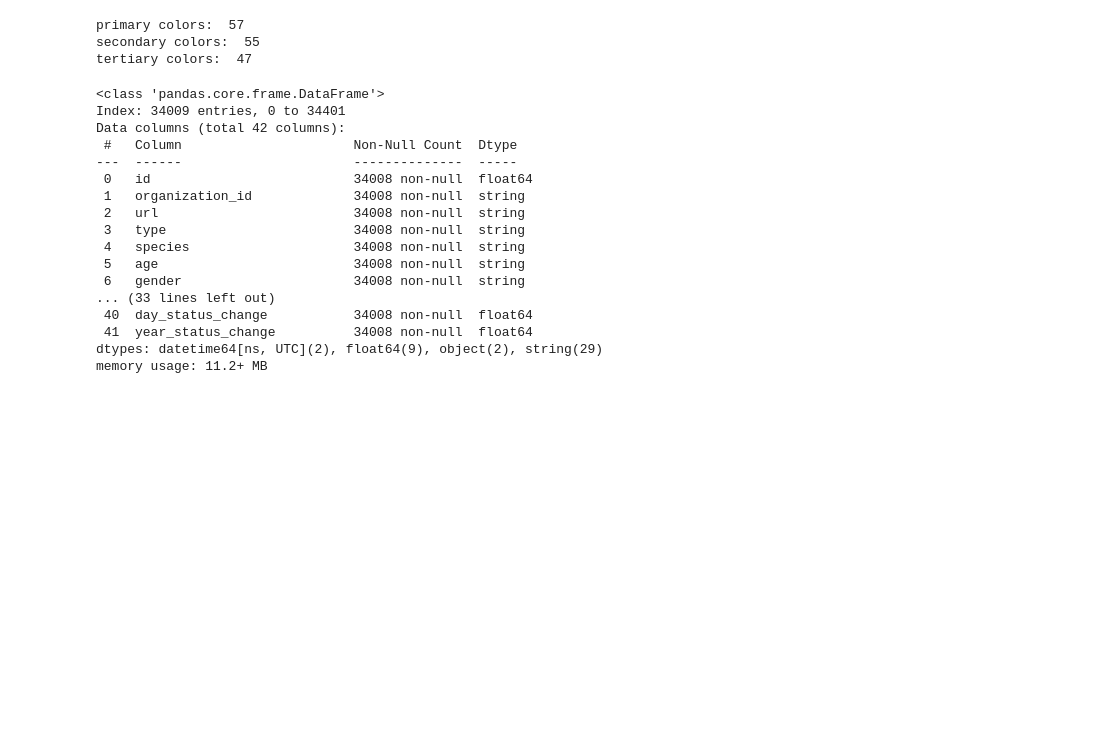
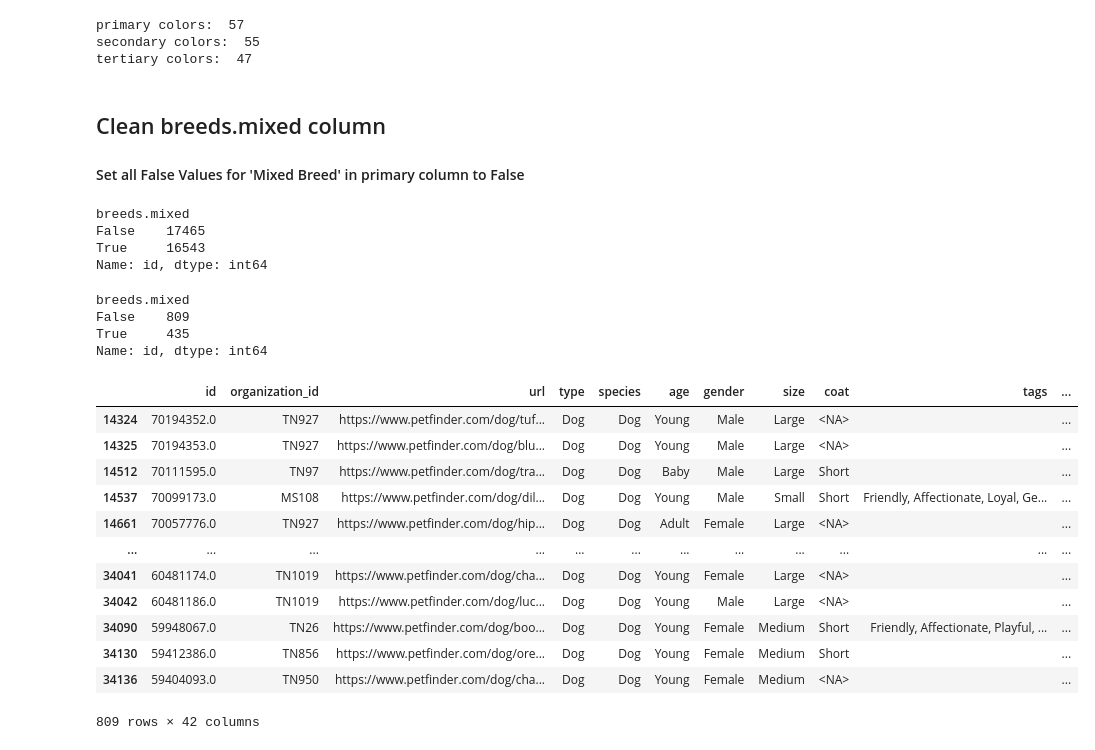
Before and after one commit to elisianguyen/2023-Tennessee-Adoption-Dynamics, a Jupyter notebook: notebooks/data_cleaning.ipynb, the cells around one changed output. Saved outputs shown, nothing was run; the diff lists cells and outputs as text; code cells hidden in the pictures; blank space fills up the shorter version.

Commit message:
cleaned up some additional columns in my df

```diff
--- a/notebooks/data_cleaning.ipynb
+++ b/notebooks/data_cleaning.ipynb
@@ -208,0 +211,7 @@ df[['status_change_date', 'published_date', 'adoption_time', 'month_published',
+# %%
+# Convert to datetime format
+df['published_date'] = pd.to_datetime(df['published_date'], format='%m/%d/%y')
+df['status_change_date'] = pd.to_datetime(df['status_change_date'], format='%m/%d/%y')
+
+# Calculate adoption time (time available for adoption)
+df['adoption_time'] = (df['status_change_date'] - df['published_date']).dt.days
@@ -344,20 +357,35 @@ df.to_csv('../data/cleaned_pets.csv', index=False)
+# %% [markdown]
+## Clean breeds.mixed column
+#### Set all False Values for 'Mixed Breed' in primary column to False
 # %%
-df.info()
+df.groupby('breeds.mixed')['id'].count()
 # %% [output]
-<class 'pandas.core.frame.DataFrame'>
-Index: 34009 entries, 0 to 34401
-Data columns (total 42 columns):
- #   Column                      Non-Null Count  Dtype
----  ------                      --------------  -----
- 0   id                          34008 non-null  float64
- 1   organization_id             34008 non-null  string
- 2   url                         34008 non-null  string
- 3   type                        34008 non-null  string
- 4   species                     34008 non-null  string
- 5   age                         34008 non-null  string
- 6   gender                      34008 non-null  string
-... (33 lines left out)
- 40  day_status_change           34008 non-null  float64
- 41  year_status_change          34008 non-null  float64
-dtypes: datetime64[ns, UTC](2), float64(9), object(2), string(29)
-memory usage: 11.2+ MB
+breeds.mixed
+False    17465
+True     16543
+Name: id, dtype: int64
+# %%
+df[df['breeds.primary'] == 'Mixed Breed'].groupby('breeds.mixed')['id'].count()
+# %% [output]
+breeds.mixed
+False    809
+True     435
+Name: id, dtype: int64
+# %%
+breeds_mixed = df[df['breeds.primary'] == 'Mixed Breed']
+breeds_mixed.groupby('breeds.mixed')['id'].count()
+breeds_mixed[breeds_mixed['breeds.mixed'] == 'False']
+# %% [output]
+|  | id | organization_id | url | type | species | age | gender | size | coat | tags | ... |
+| 14324 | 70194352.0 | TN927 | https://www.petfinder.com/dog/tuf... | Dog | Dog | Young | Male | Large | <NA> |  | ... |
+| 14325 | 70194353.0 | TN927 | https://www.petfinder.com/dog/blu... | Dog | Dog | Young | Male | Large | <NA> |  | ... |
+| 14512 | 70111595.0 | TN97 | https://www.petfinder.com/dog/tra... | Dog | Dog | Baby | Male | Large | Short |  | ... |
+| 14537 | 70099173.0 | MS108 | https://www.petfinder.com/dog/dil... | Dog | Dog | Young | Male | Small | Short | Friendly, Affectionate, Loyal, Ge... | ... |
+| 14661 | 70057776.0 | TN927 | https://www.petfinder.com/dog/hip... | Dog | Dog | Adult | Female | Large | <NA> |  | ... |
+| ... | ... | ... | ... | ... | ... | ... | ... | ... | ... | ... | ... |
+| 34041 | 60481174.0 | TN1019 | https://www.petfinder.com/dog/cha... | Dog | Dog | Young | Female | Large | <NA> |  | ... |
+| 34042 | 60481186.0 | TN1019 | https://www.petfinder.com/dog/luc... | Dog | Dog | Young | Male | Large | <NA> |  | ... |
+| 34090 | 59948067.0 | TN26 | https://www.petfinder.com/dog/boo... | Dog | Dog | Young | Female | Medium | Short | Friendly, Affectionate, Playful, ... | ... |
+| 34130 | 59412386.0 | TN856 | https://www.petfinder.com/dog/ore... | Dog | Dog | Young | Female | Medium | Short |  | ... |
+| 34136 | 59404093.0 | TN950 | https://www.petfinder.com/dog/cha... | Dog | Dog | Young | Female | Medium | <NA> |  | ... |
+809 rows × 42 columns
```
Also changed, not shown: parts of 16 cells of this notebook, 1 other file.
